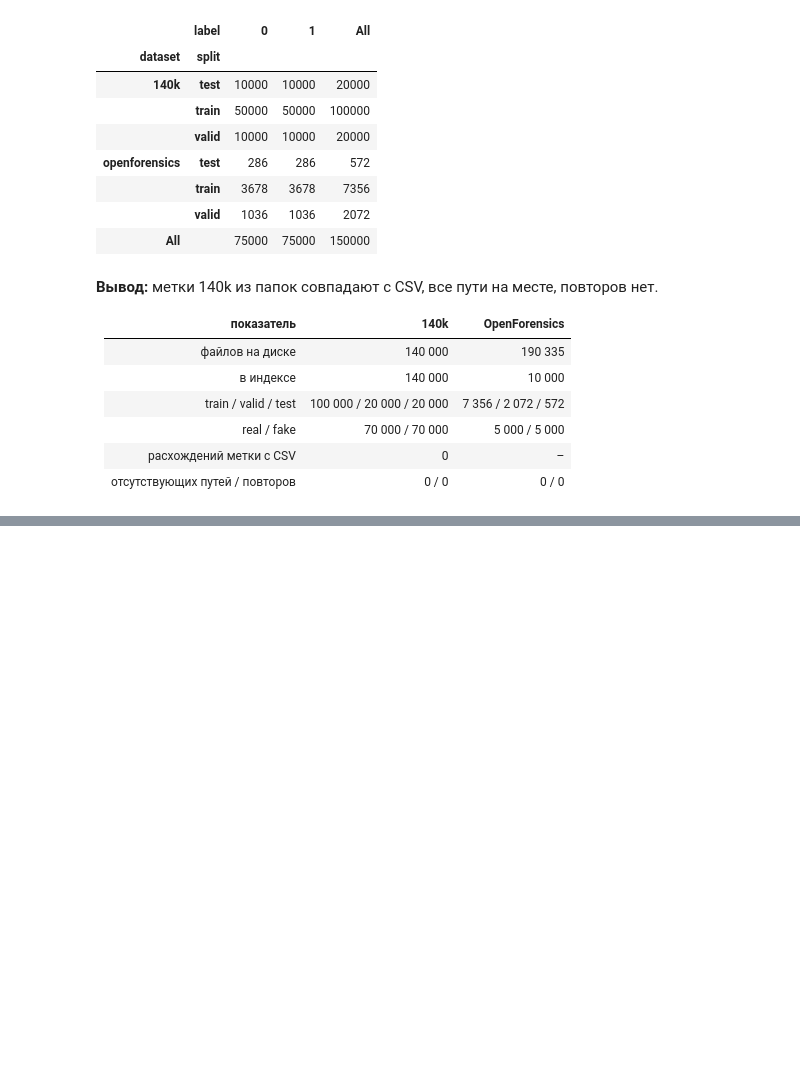
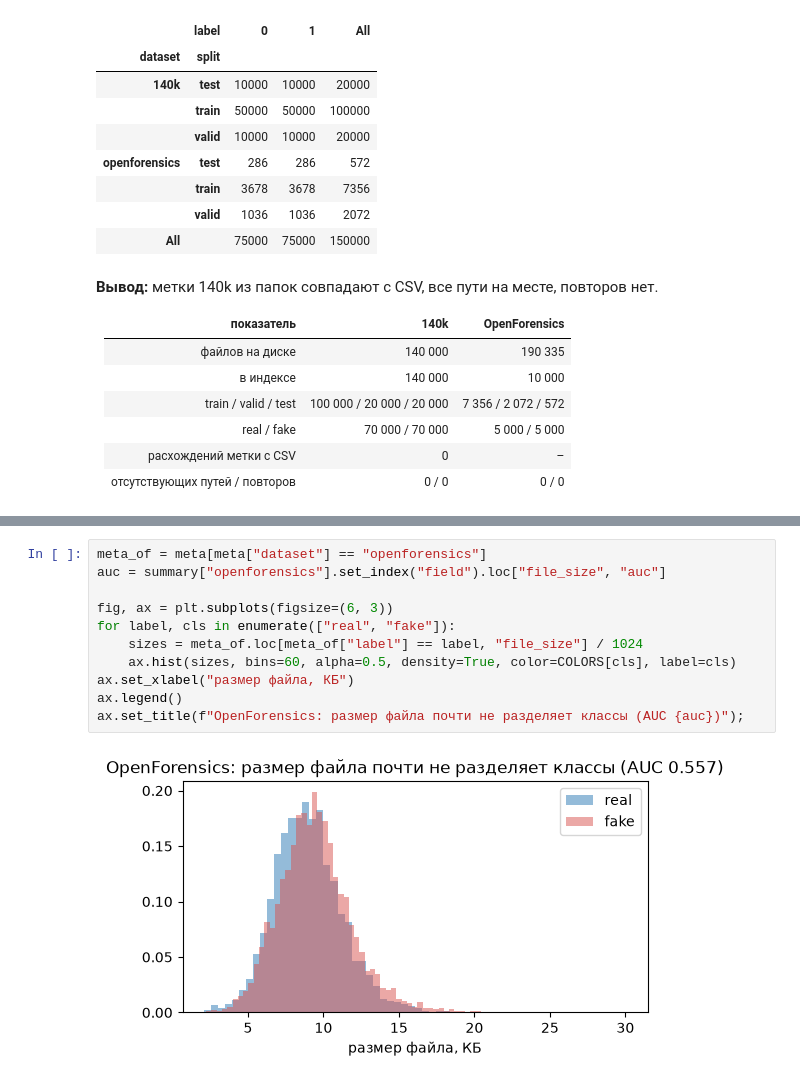
Before and after one commit to ayazvaliev/35-Deepfake-image-detection-project-HSE-26, a Jupyter notebook: notebooks/eda_140k.ipynb, the cells around one changed output, grey strips where cells are left out. Drawn from its saved outputs; the diff is of its cells as text; blank space fills up the shorter version.

```diff
--- a/notebooks/eda_140k.ipynb
+++ b/notebooks/eda_140k.ipynb
@@ -70,0 +179,13 @@ pd.crosstab([index["dataset"], index["split"]], index["label"], margins=True)
+# %%
+meta_of = meta[meta["dataset"] == "openforensics"]
+auc = summary["openforensics"].set_index("field").loc["file_size", "auc"]
+
+fig, ax = plt.subplots(figsize=(6, 3))
+for label, cls in enumerate(["real", "fake"]):
+    sizes = meta_of.loc[meta_of["label"] == label, "file_size"] / 1024
+    ax.hist(sizes, bins=60, alpha=0.5, density=True, color=COLORS[cls], label=cls)
+ax.set_xlabel("размер файла, КБ")
+ax.legend()
+ax.set_title(f"OpenForensics: размер файла почти не разделяет классы (AUC {auc})");
+# %% [output]
+[figure, added]
```
Also changed, not shown: parts of 13 cells of this notebook, 2 other files.
